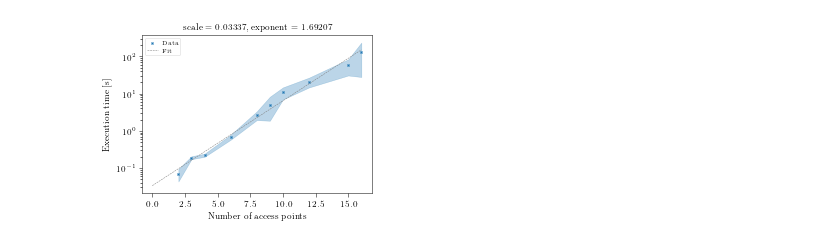
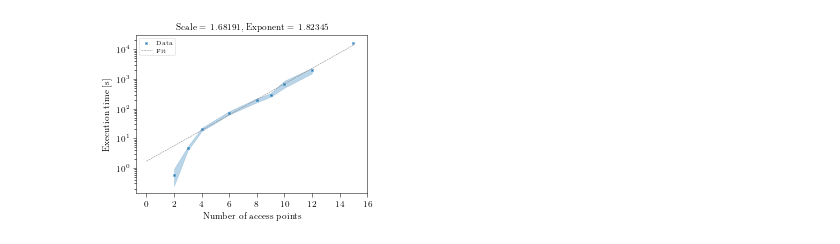
Before and after one commit to ml4wifi-devs/mapc-optimal-research, a Jupyter notebook: mapc_research/scalability/manage_results.ipynb, the cells around one changed output. Cells and saved outputs as stored; diff of their text form; code cells hidden in the pictures.

```diff
--- a/mapc_research/scalability/manage_results.ipynb
+++ b/mapc_research/scalability/manage_results.ipynb
@@ -1,4 +1,5 @@
 # %%
 from mapc_research.scalability import *
 
-DB_PATH = "/Users/wciezobka/ncn/mapc-optimal-research/mapc_research/scalability/database/cplex.csv"
+DB_PATH_PULP = "/Users/wciezobka/ncn/mapc-optimal-research/mapc_research/scalability/database/pulp.csv"
+DB_PATH_CPLEX = "/Users/wciezobka/ncn/mapc-optimal-research/mapc_research/scalability/database/cplex.csv"
@@ -26,8 +6,15 @@ display(df)
-# %%
-df["n_aps"] = df["x_aps"] * df["y_aps"]
-df = df.drop([32, 42])  # remove outliers
-df = df.sort_values(by=["n_aps", "repetition"])
-
-plot_results(df[["n_aps", "time"]], "cplex.pdf", log_space=True)
-# %% [output]
-[figure, removed]
+# %%
+df_pulp = pd.read_csv(DB_PATH_PULP)
+df_cplex = pd.read_csv(DB_PATH_CPLEX)
+# %%
+df_pulp["n_aps"] = df_pulp["x_aps"] * df_pulp["y_aps"]
+df_cplex["n_aps"] = df_cplex["x_aps"] * df_cplex["y_aps"]
+
+df_cplex = df_cplex.drop([32, 42, 57, 70, 75, 88, 92])  # remove outliers for CPLEX
+
+df_pulp = df_pulp.sort_values(by=["n_aps", "repetition"])
+df_cplex = df_cplex.sort_values(by=["n_aps", "repetition"])
+# %%
+plot_results(df_pulp[["n_aps", "time"]], n_aps_threshold=4, save_path="pulp.pdf")
+# %% [output]
+[figure, added]
```
Also changed, not shown: parts of 3 cells of this notebook, 1 other file.
